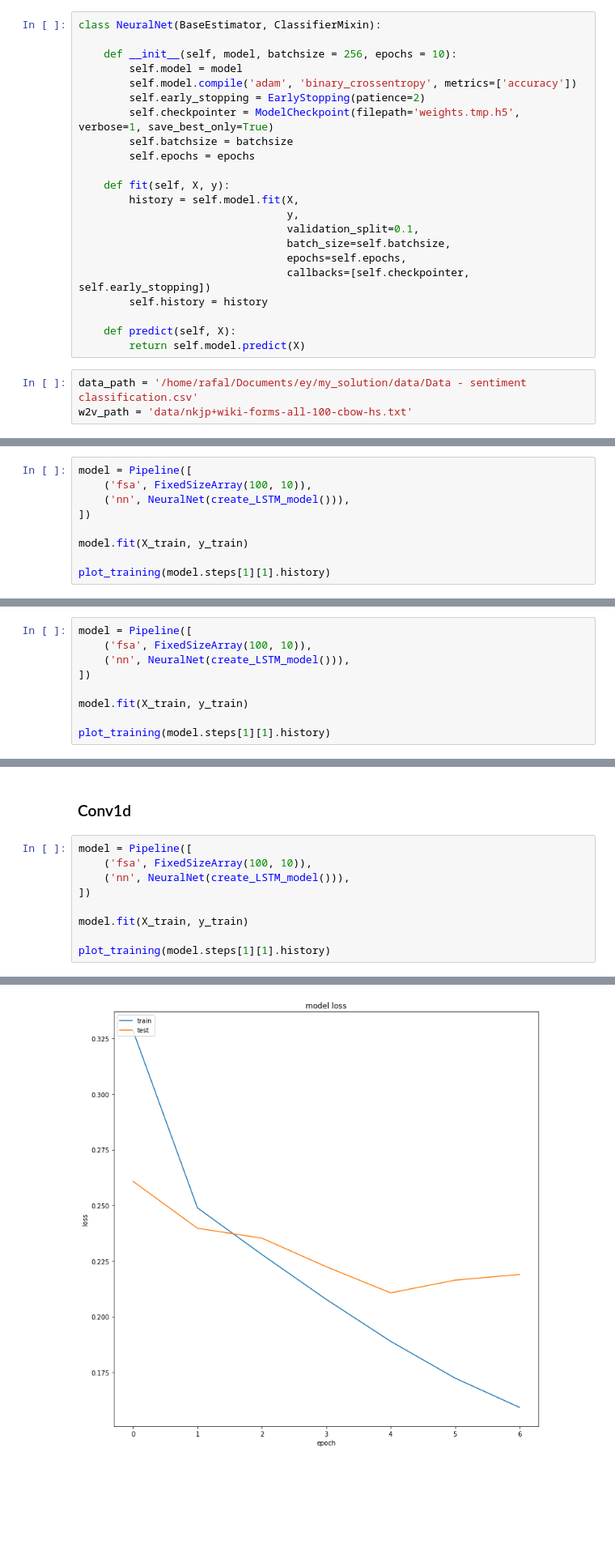
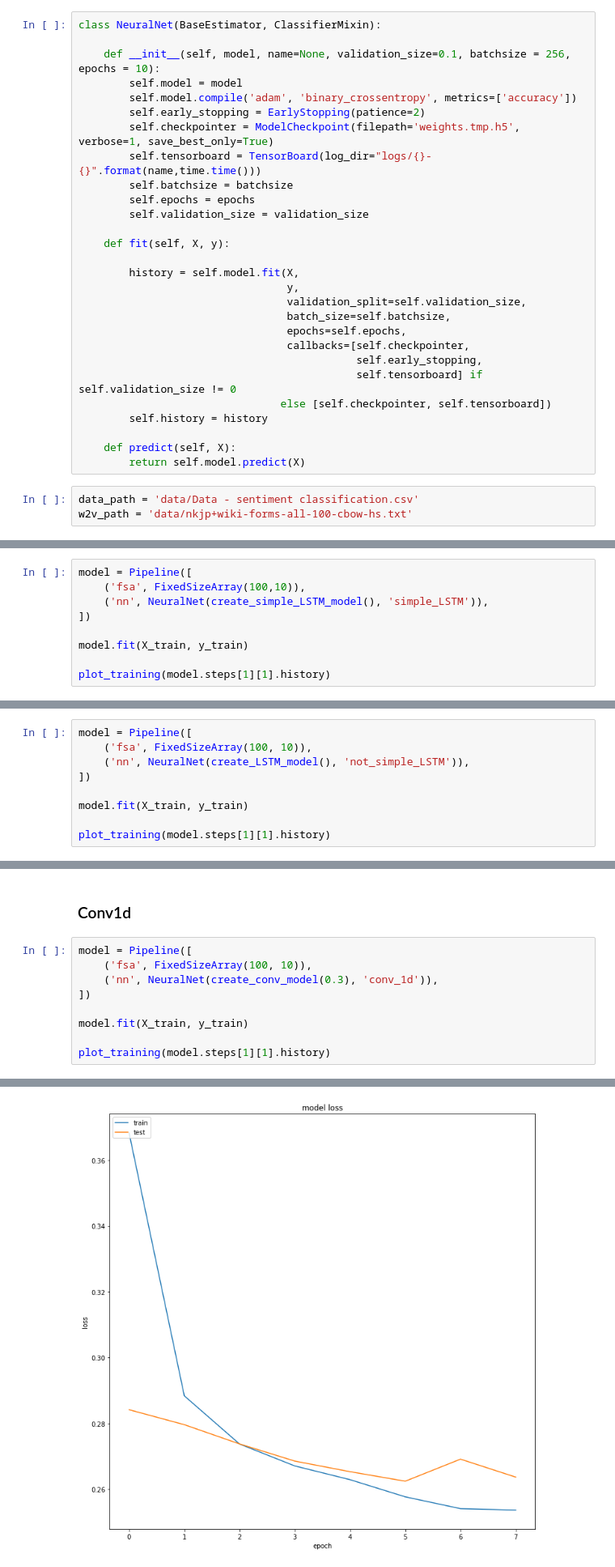
Before and after one commit to asyrofist/SimpleSentimentAnalysis, a Jupyter notebook: final.ipynb, the cells around one changed output, grey strips where cells are left out. Shown: that part at 81% size. Cells and saved outputs as stored; diff of their text form; blank space fills up the shorter version.

Commit message:
tensorboard added

```diff
--- a/final.ipynb
+++ b/final.ipynb
@@ -131,25 +133,31 @@ def create_LSTM_model():
 # %%
 class NeuralNet(BaseEstimator, ClassifierMixin):
 
-    def __init__(self, model, batchsize = 256, epochs = 10):
+    def __init__(self, model, name=None, validation_size=0.1, batchsize = 256, epochs = 10):
         self.model = model
         self.model.compile('adam', 'binary_crossentropy', metrics=['accuracy'])
         self.early_stopping = EarlyStopping(patience=2)
         self.checkpointer = ModelCheckpoint(filepath='weights.tmp.h5', verbose=1, save_best_only=True)
+        self.tensorboard = TensorBoard(log_dir="logs/{}-{}".format(name,time.time()))
         self.batchsize = batchsize
         self.epochs = epochs
+        self.validation_size = validation_size
 
     def fit(self, X, y):
+
         history = self.model.fit(X,
                                  y,
-                                 validation_split=0.1,
+                                 validation_split=self.validation_size,
                                  batch_size=self.batchsize,
                                  epochs=self.epochs,
-                                 callbacks=[self.checkpointer, self.early_stopping])
+                                 callbacks=[self.checkpointer,
+                                            self.early_stopping,
+                                            self.tensorboard] if self.validation_size != 0
+                                else [self.checkpointer, self.tensorboard])
         self.history = history
 
     def predict(self, X):
         return self.model.predict(X)
 # %%
-data_path = '/home/rafal/Documents/ey/my_solution/data/Data - sentiment classification.csv'
+data_path = 'data/Data - sentiment classification.csv'
 w2v_path = 'data/nkjp+wiki-forms-all-100-cbow-hs.txt'
@@ -170,8 +176,8 @@ X_train, X_test, y_train, y_test = train_test_split(x, dummy_y, test_size=0.33,
 ### Simple LSTM
 # %%
 model = Pipeline([
-    ('fsa', FixedSizeArray(100, 10)),
-    ('nn', NeuralNet(create_LSTM_model())),
+    ('fsa', FixedSizeArray(100,10)),
+    ('nn', NeuralNet(create_simple_LSTM_model(), 'simple_LSTM')),
 ])
 
 model.fit(X_train, y_train)
@@ -206,7 +212,7 @@ accuracy_score(model.predict(X_test).argmax(axis=1), y_test.astype(int).argmax(a
 # %%
 model = Pipeline([
     ('fsa', FixedSizeArray(100, 10)),
-    ('nn', NeuralNet(create_LSTM_model())),
+    ('nn', NeuralNet(create_LSTM_model(), 'not_simple_LSTM')),
 ])
 
 model.fit(X_train, y_train)
@@ -241,7 +247,7 @@ accuracy_score(model.predict(X_test).argmax(axis=1), y_test.astype(int).argmax(a
 # %%
 model = Pipeline([
     ('fsa', FixedSizeArray(100, 10)),
-    ('nn', NeuralNet(create_LSTM_model())),
+    ('nn', NeuralNet(create_conv_model(0.3), 'conv_1d')),
 ])
 
 model.fit(X_train, y_train)
@@ -269,3 +275,3 @@ Epoch 00007: val_loss did not improve from 0.21079
-[figure, old version]
+[figure, new version]
 # %%
 accuracy_score(model.predict(X_test).argmax(axis=1), y_test.astype(int).argmax(axis=1))
```
Also changed, not shown: parts of 9 cells of this notebook.
